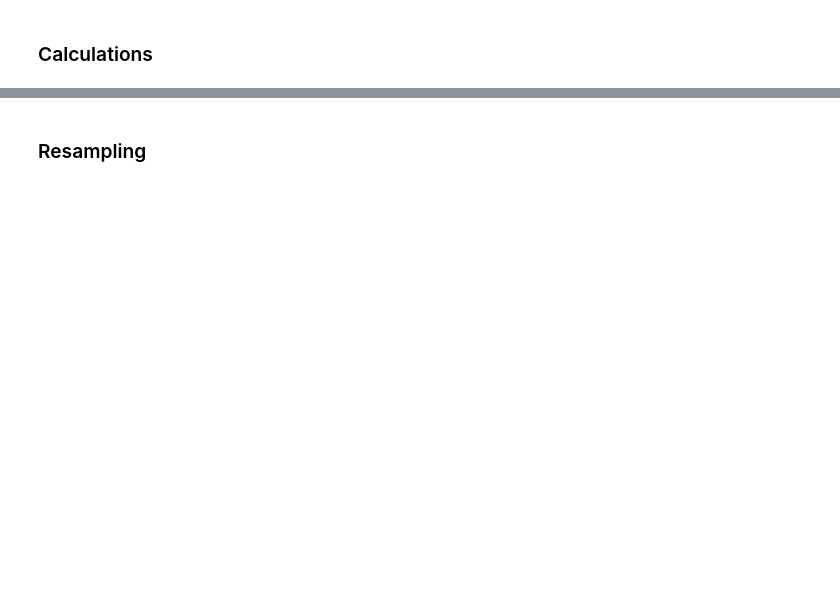
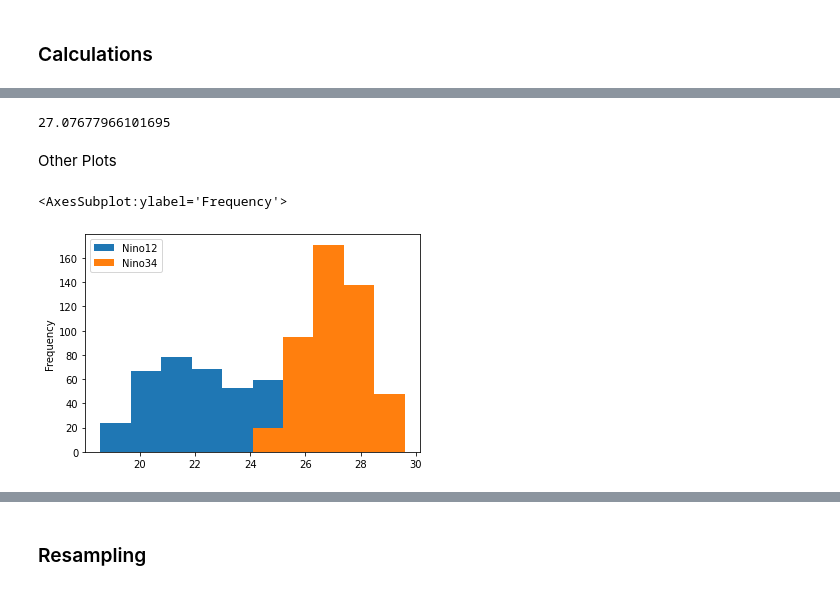
Before and after one commit to mgrover1/ncar_pandas_tutorial, a Jupyter notebook: pandas_fullNotebook.ipynb, the cells around one changed output, grey strips where cells are left out. Drawn from its saved outputs; the diff is of its cells as text; code cells hidden in the pictures; blank space fills up the shorter version.

```diff
--- a/pandas_fullNotebook.ipynb
+++ b/pandas_fullNotebook.ipynb
@@ -96,0 +252,11 @@ df.describe()
+# %%
+df.Nino34.mean()
+# %% [output]
+27.07677966101695
+# %% [markdown]
+Other Plots
+# %%
+df[['Nino12', 'Nino34']].plot.hist()
+# %% [output]
+<AxesSubplot:ylabel='Frequency'>
+[figure, added]
```
Also changed, not shown: parts of 40 cells of this notebook.
